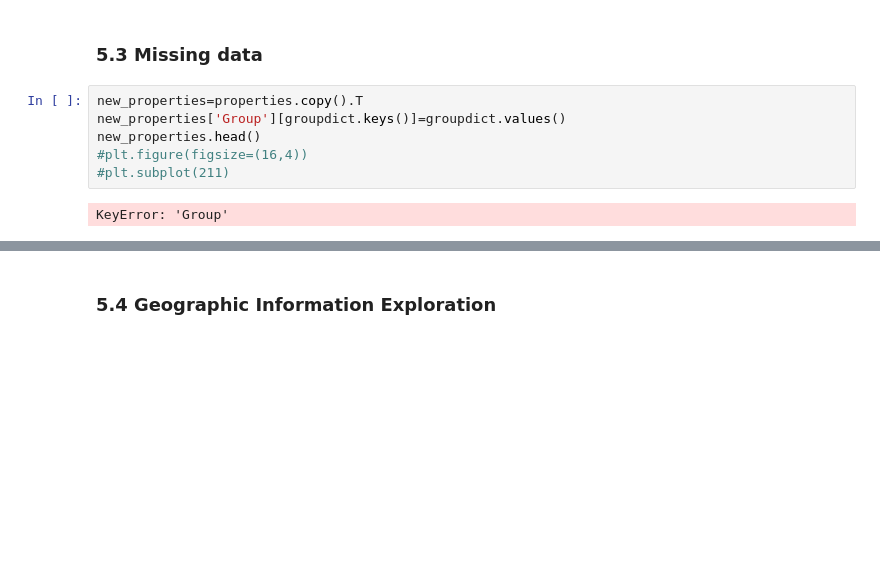
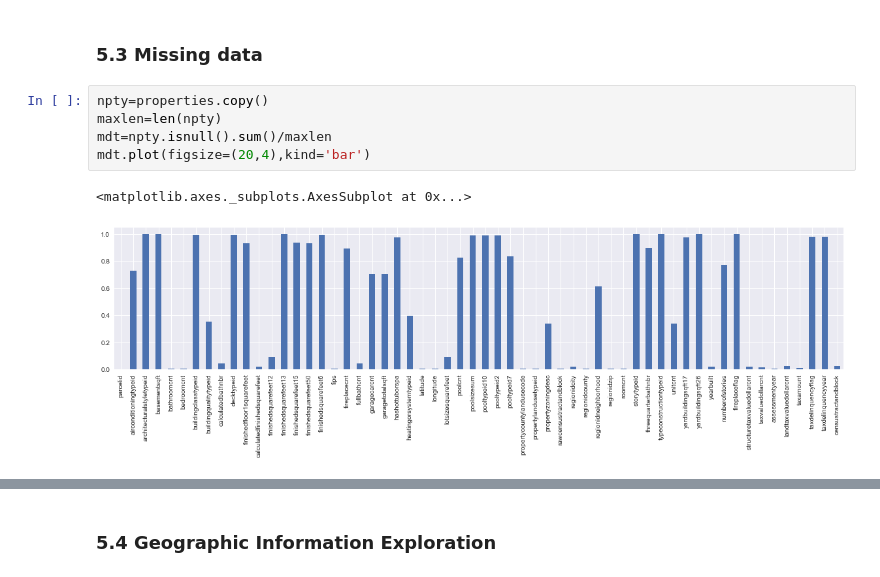
Before and after one commit to aeloyq/BerkeleyRemoteLab, a Jupyter notebook: DataExploration.ipynb, the cells around one changed output, grey strips where cells are left out. Cells and saved outputs as stored; diff of their text form; blank space fills up the shorter version.

```diff
--- a/DataExploration.ipynb
+++ b/DataExploration.ipynb
@@ -232,11 +245,11 @@ properties.describe()
 8 rows × 53 columns
 # %% [markdown]
 ### 5.3 Missing data
-# %%
-new_properties=properties.copy().T
-new_properties['Group'][groupdict.keys()]=groupdict.values()
-new_properties.head()
-#plt.figure(figsize=(16,4))
-#plt.subplot(211)
-# %% [output]
-KeyError: 'Group'
+# %%
+npty=properties.copy()
+maxlen=len(npty)
+mdt=npty.isnull().sum()/maxlen
+mdt.plot(figsize=(20,4),kind='bar')
+# %% [output]
+<matplotlib.axes._subplots.AxesSubplot at 0x...>
+[figure, added]
```
Also changed, not shown: parts of 12 cells of this notebook, 1 other file.
